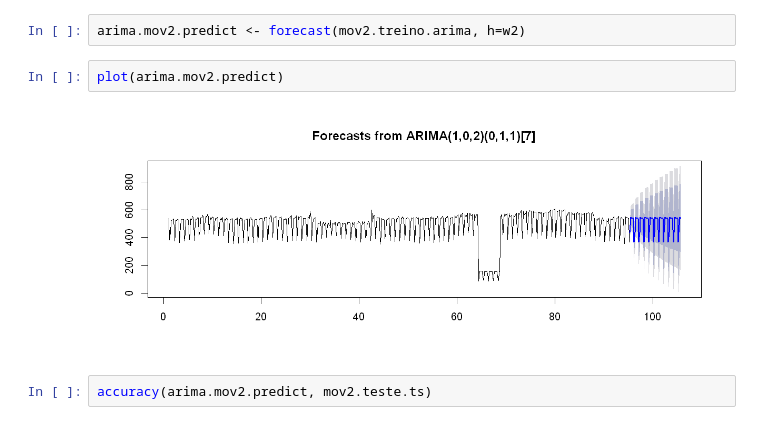
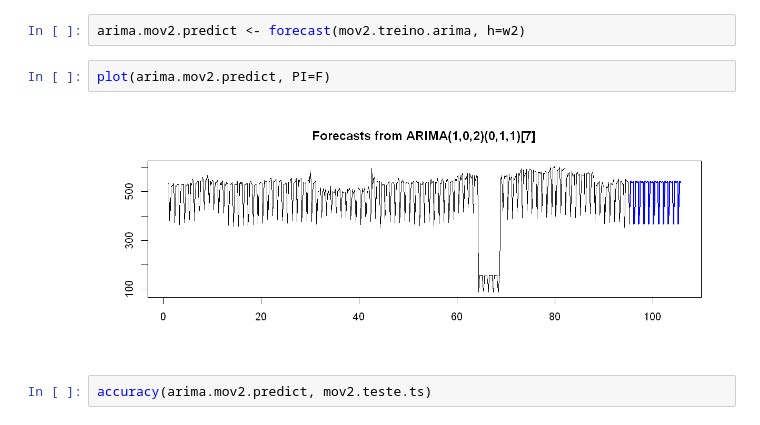
Before and after one commit to fePremazzi/prova-2-mauri, a Jupyter notebook: prova_2.ipynb, the cells around one changed output. Saved outputs shown, nothing was run; the diff lists cells and outputs as text.

```diff
--- a/prova_2.ipynb
+++ b/prova_2.ipynb
@@ -518,9 +542,9 @@ Training set -0.0007980883
 # %%
 arima.mov2.predict <- forecast(mov2.treino.arima, h=w2)
 # %%
-plot(arima.mov2.predict)
+plot(arima.mov2.predict, PI=F)
 # %% [output]
-[figure, old version]
+[figure, new version]
 # %%
 accuracy(arima.mov2.predict, mov2.teste.ts)
 # %% [output]
```
Also changed, not shown: parts of 48 cells of this notebook.
